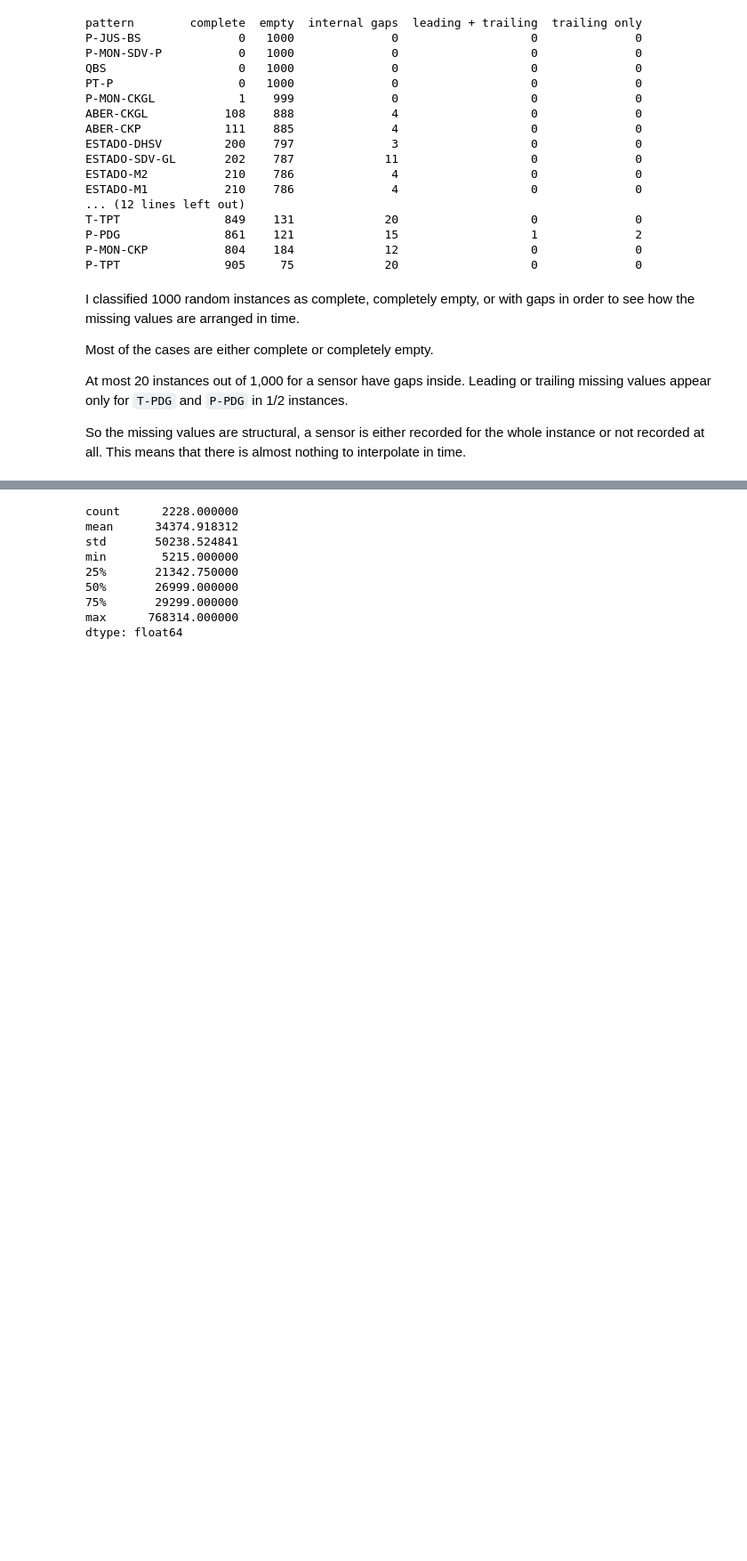
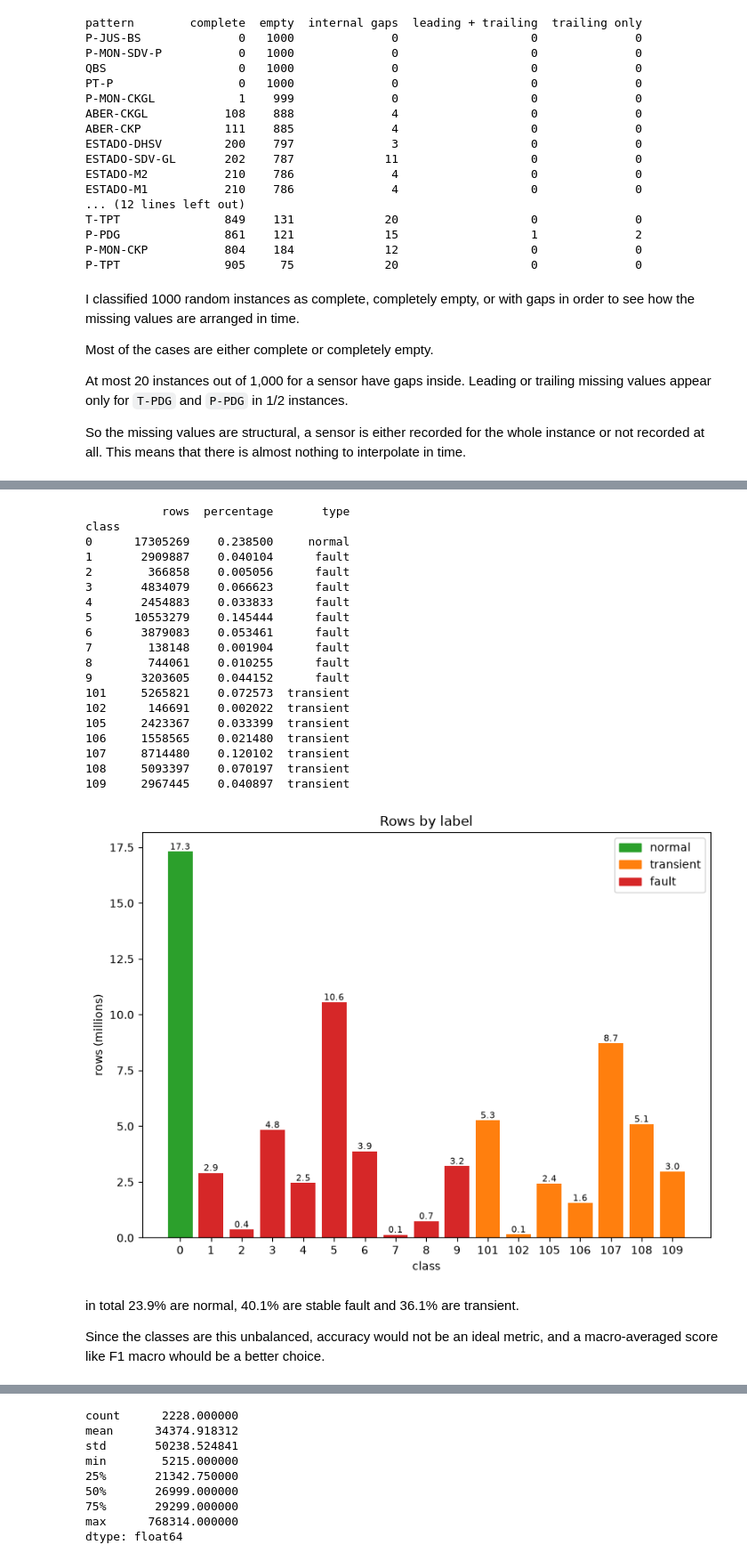
Before and after one commit to tommasofacchin/uis-msc-data-science, a Jupyter notebook: DAT540 - Data science/Project/01_eda.ipynb, the cells around one changed output, grey strips where cells are left out. Shown at 89% size. Cells and saved outputs as stored; diff of their text form; code cells hidden in the pictures; blank space fills up the shorter version.

```diff
--- a/DAT540 - Data science/Project/01_eda.ipynb
+++ b/DAT540 - Data science/Project/01_eda.ipynb
@@ -376,0 +398,52 @@ So the missing values are structural, a sensor is either recorded for the whole
+# %%
+# Labeled rows by class
+labeled = df["class"].dropna().astype(int)
+
+def label_type(c):
+    return "normal" if c == 0 else "transient" if c > 100 else "fault"
+
+row_counts = labeled.value_counts().sort_index().to_frame("rows")
+row_counts["percentage"] = row_counts["rows"] / row_counts["rows"].sum()
+row_counts["type"] = [label_type(c) for c in row_counts.index]
+print(row_counts)
+
+
+# Graph
+colors = {"normal": "tab:green", "transient": "tab:orange", "fault": "tab:red"}
+
+fig, ax = plt.subplots(figsize=(8, 6))
+ax.bar(row_counts.index.astype(str), row_counts["rows"] / 1e6,
+       color=[colors[t] for t in row_counts["type"]])
+ax.set_xlabel("class")
+ax.set_ylabel("rows (millions)")
+ax.set_title("Rows by label")
+ax.bar_label(ax.containers[0], fmt="%.1f", fontsize=8)
+handles = [plt.Rectangle((0, 0), 1, 1, color=c) for c in colors.values()]
+ax.legend(handles, colors.keys())
+plt.tight_layout()
+plt.show()
+# %% [output]
+           rows  percentage       type
+class
+0      17305269    0.238500     normal
+1       2909887    0.040104      fault
+2        366858    0.005056      fault
+3       4834079    0.066623      fault
+4       2454883    0.033833      fault
+5      10553279    0.145444      fault
+6       3879083    0.053461      fault
+7        138148    0.001904      fault
+8        744061    0.010255      fault
+9       3203605    0.044152      fault
+101     5265821    0.072573  transient
+102      146691    0.002022  transient
+105     2423367    0.033399  transient
+106     1558565    0.021480  transient
+107     8714480    0.120102  transient
+108     5093397    0.070197  transient
+109     2967445    0.040897  transient
+[figure, added]
+# %% [markdown]
+in total 23.9% are normal, 40.1% are stable fault and 36.1% are transient.
+
+Since the classes are this unbalanced, accuracy would not be an ideal metric, and a macro-averaged score like F1 macro whould be a better choice.
```
Also changed, not shown: parts of 8 cells of this notebook, 3 other files.
